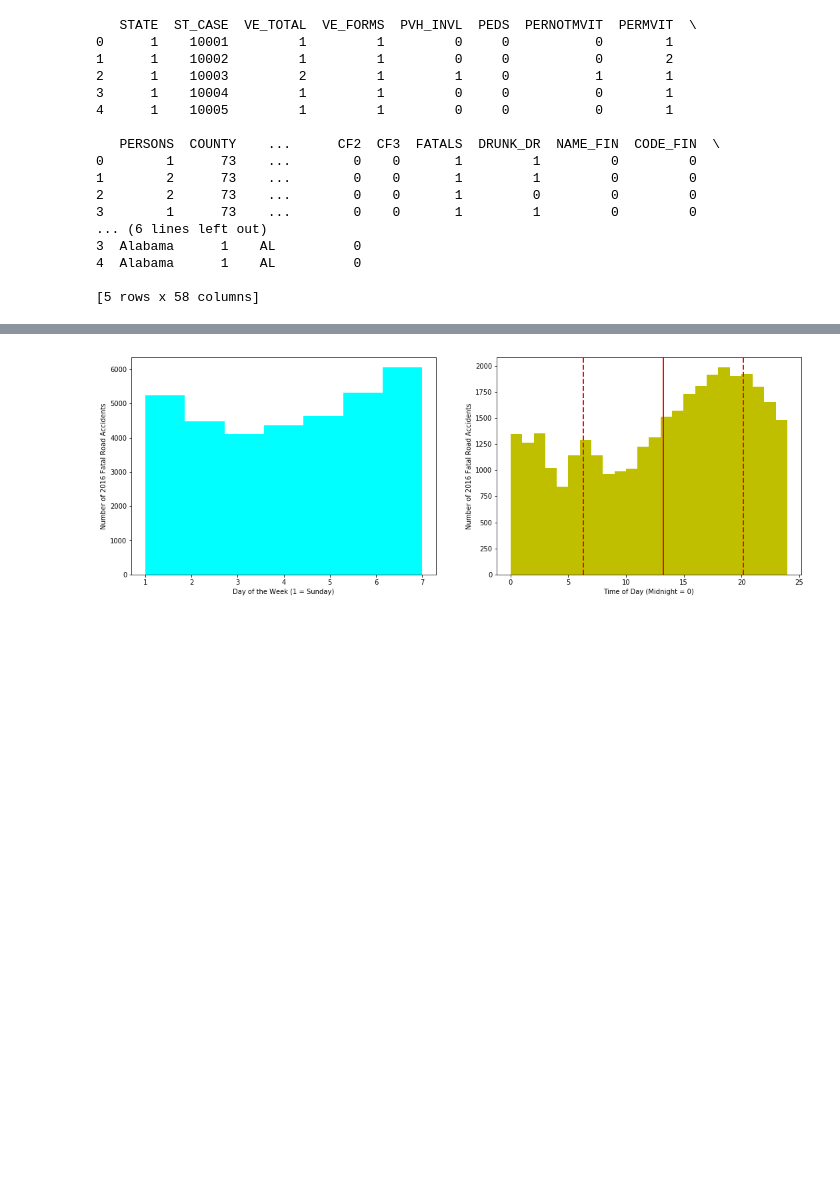
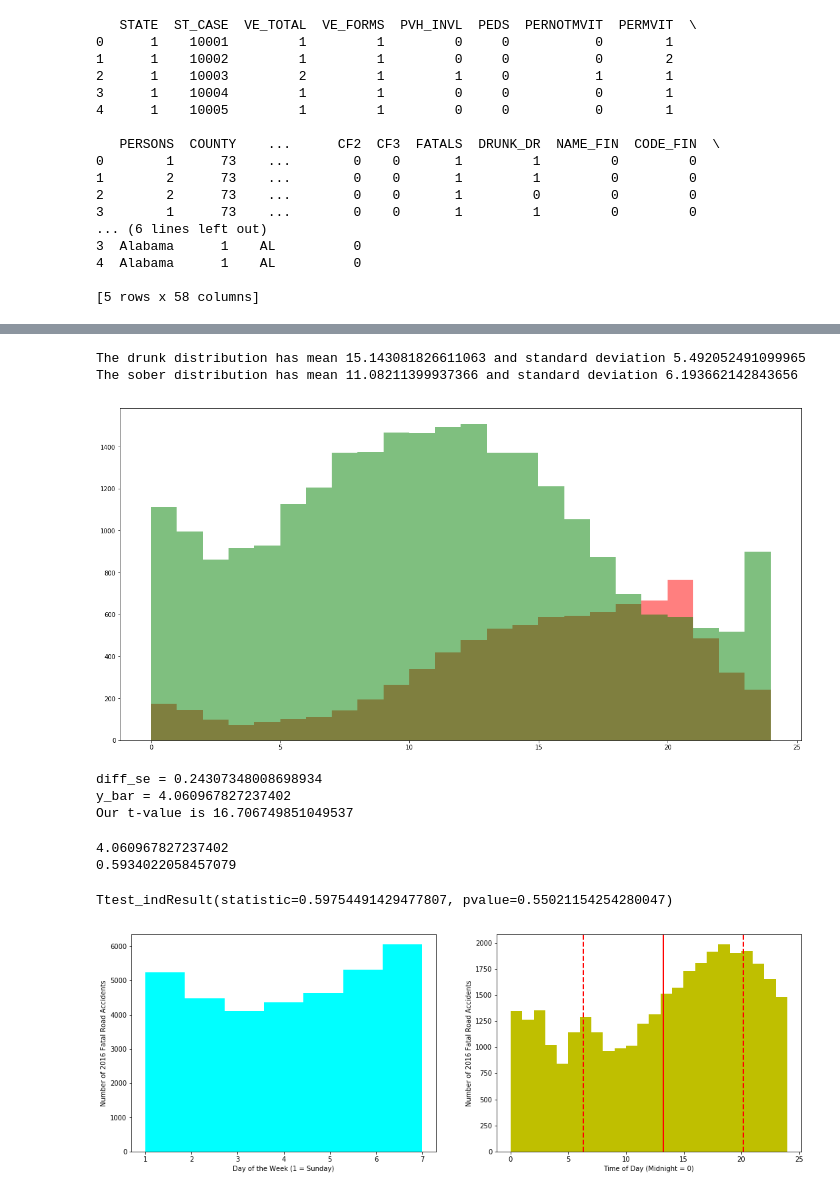
Before and after one commit to maf5509/accident_capstone, a Jupyter notebook: Untitled.ipynb, the cells around one changed output, grey strips where cells are left out. Cells and saved outputs as stored; diff of their text form; code cells hidden in the pictures; blank space fills up the shorter version.

```diff
--- a/Untitled.ipynb
+++ b/Untitled.ipynb
@@ -460,4 +487,0 @@ print(updated_table.head())
-# %%
-updated_table['TIME_FRAC'] = updated_table['TIME_FRAC'].round(2)
-#round(updated_table['TIME_FRAC'], '0.2f')
-#print(type(updated_table['TIME_FRAC'][100]))
@@ -489,0 +498,14 @@ print(updated_table.head())
+# %%
+updated_table2 = updated_table.reset_index()
+#len(updated_table['TIME_FRAC'])
+list_time = []
+for i in range(0, len(updated_table2['TIME_FRAC'])):
+    if updated_table2['TIME_FRAC'][i] < 6.0:
+        list_time.append(updated_table2['TIME_FRAC'][i] + 18.0)
+    else:
+        list_time.append(updated_table2['TIME_FRAC'][i] - 6)
+
+updated_table2['DAY_HR'] = list_time
+# %%
+updated_table2['DAY_HR'] = updated_table2['DAY_HR'].round(2)
+updated_table2['TIME_FRAC'] = updated_table2['TIME_FRAC'].round(2)
@@ -490,3 +522,55 @@ print(updated_table.head())
+# %%
+updated_table2_dru = updated_table2[updated_table2['DRUNK_YES'] == 1]
+updated_table2_sob = updated_table2[updated_table2['DRUNK_YES'] == 0]
+
+sample_dru = np.random.choice(updated_table2_dr['DAY_HR'], 1000)
+sample_sob = np.random.choice(updated_table2_dr['DAY_HR'], 1000)
+# %%
+plt.hist(updated_table2_dru['DAY_HR'], bins=24, color='r', alpha=0.5)
+plt.hist(updated_table2_sob['DAY_HR'], bins=24, color='g', alpha=0.5)
+dru_mean = updated_table2_dru['DAY_HR'].mean()
+sob_mean = updated_table2_sob['DAY_HR'].mean()
+dru_std = updated_table2_dru['DAY_HR'].std()
+sob_std = updated_table2_sob['DAY_HR'].std()
+print('The drunk distribution has mean {} and standard deviation {}'.format(dru_mean, dru_std))
+print('The sober distribution has mean {} and standard deviation {}'.format(sob_mean, sob_std))
+plt.show()
+# %% [output]
+The drunk distribution has mean 15.143081826611063 and standard deviation 5.492052491099965
+The sober distribution has mean 11.08211399937366 and standard deviation 6.193662142843656
+[figure, added]
+# %%
+size = np.array([len(sample_dru), len(sample_sob)])
+sd = np.array([sample_dru.std(), sample_sob.std()])
+
+#def squares_over_sizes(arr_a, arr_b):
+#    return arr_a[0]**2 / arr_b[0] + arr_a[1]**2 / arr_b[1]
+
+#diff_se = (squares_over_sizes(sd, size)) ** 0.5
+#y_bar = dru_mean - sob_mean
+#print("diff_se = {}".format(diff_se))
+#print("y_bar = {}".format(y_bar))
+#print("Our t-value is {}".format(y_bar / diff_se))
+
+#def st_error(s1, n1, s2, n2):
+#    return (s1**2/n1 + s2**2/n2)**0.5
+# %% [output]
+diff_se = 0.24307348008698934
+y_bar = 4.060967827237402
+Our t-value is 16.706749851049537
+# %%
+def st_error(s1, n1, s2, n2):
+    return ((s1**2/n1) + (s2**2/n2))**0.5
+print(dru_mean-sob_mean) #y_bar
+print((dru_mean**2/len(sample_dru) + sob_mean**2/len(sample_sob))**0.5) #standard error of difference
+# %% [output]
+4.060967827237402
+0.5934022058457079
+# %%
+from scipy.stats import ttest_ind
+print(ttest_ind(sample_dru, sample_sob, equal_var=False))
+# %% [output]
+Ttest_indResult(statistic=0.59754491429477807, pvalue=0.55021154254280047)
 # %%
 plt.figure(figsize=(18,6))
 
```
Also changed, not shown: parts of 28 cells of this notebook.
